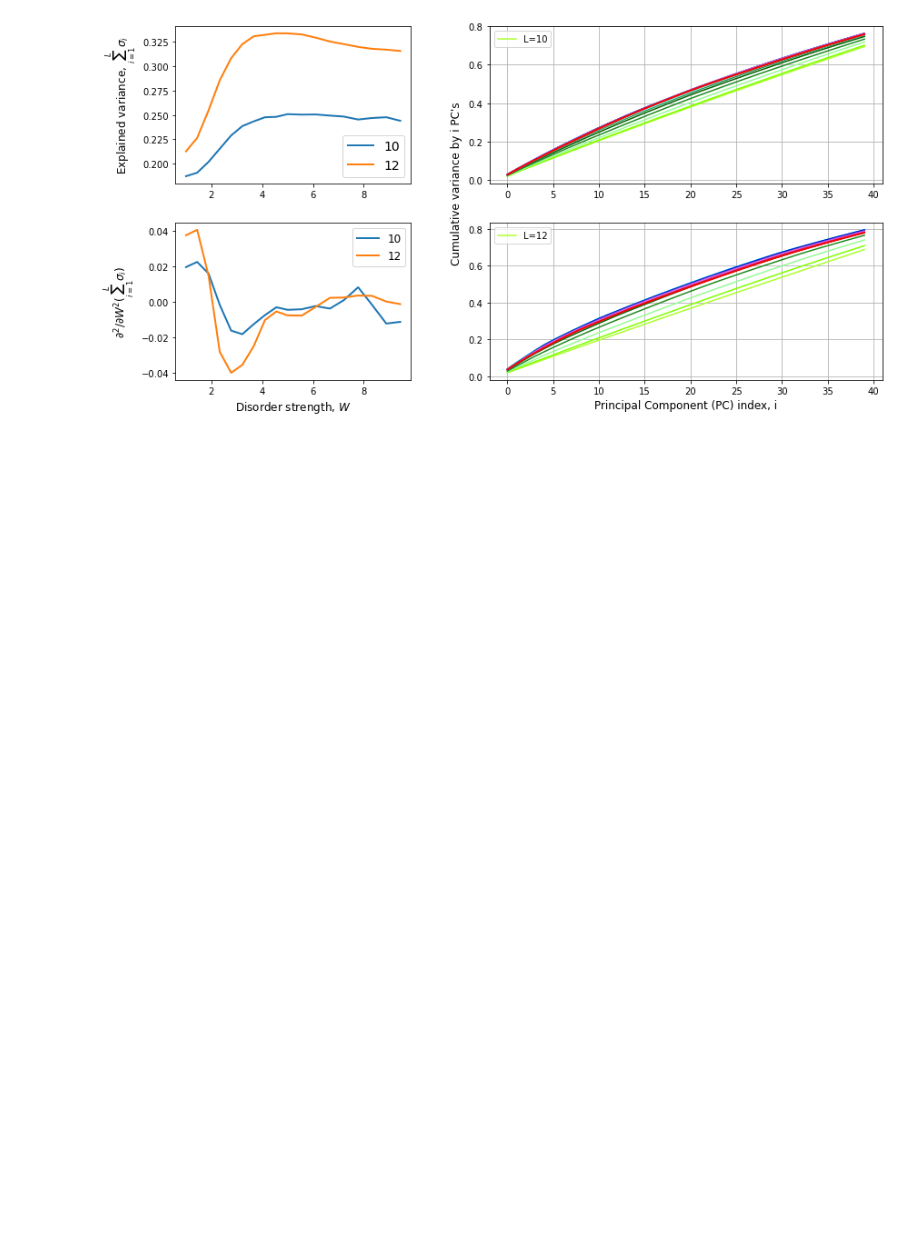
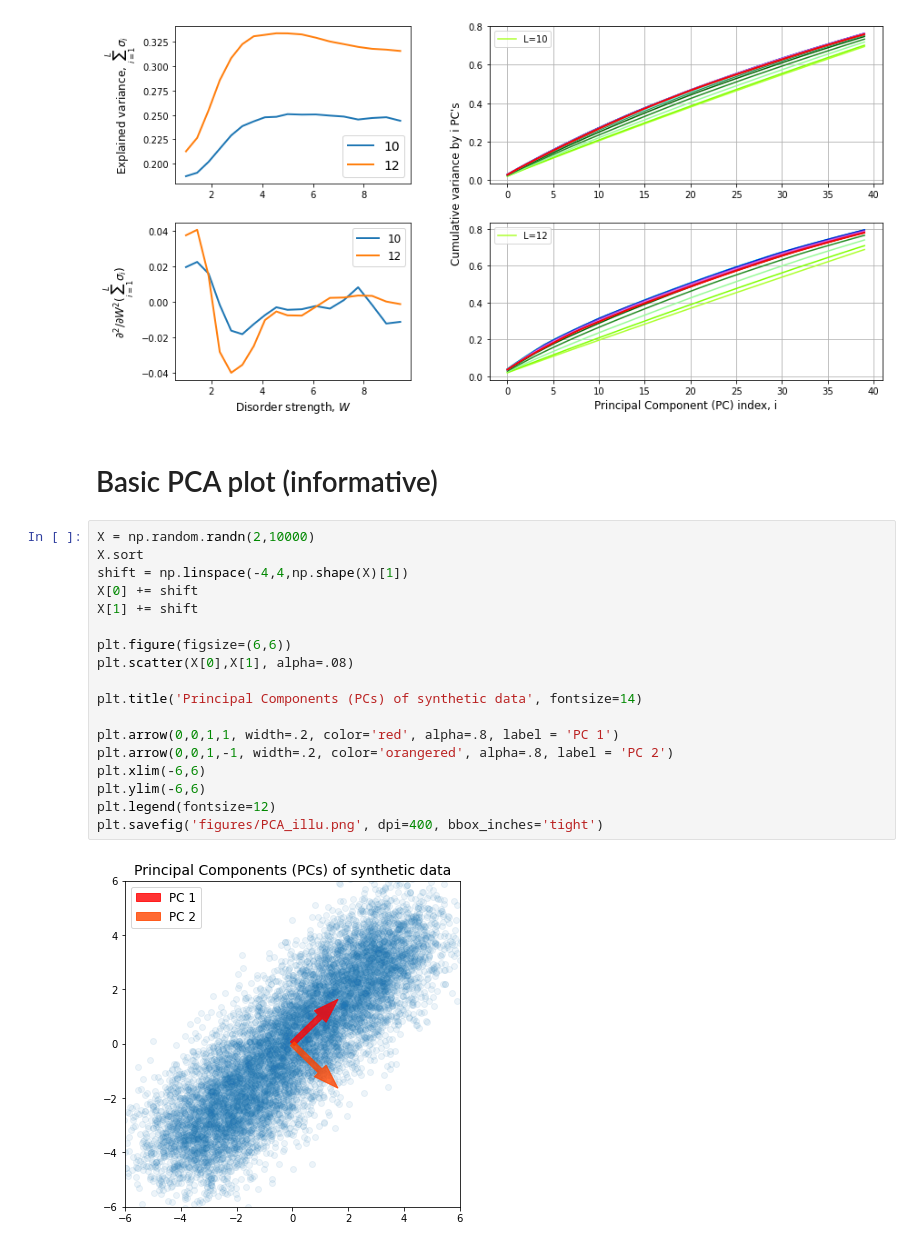
Before and after one commit to condensedAI/mbl-intrinsicdimension, a Jupyter notebook: PCA.ipynb, the cells around one changed output. Saved outputs shown, nothing was run; the diff lists cells and outputs as text; blank space fills up the shorter version.

```diff
--- a/PCA.ipynb
+++ b/PCA.ipynb
@@ -185,5 +185,27 @@ plt.savefig('figures/PCA_MBL_all.png', dpi=500, bbox_inches='tight')
 fig.show()
 # %% [output]
 [figure]
+# %% [markdown]
+# Basic PCA plot (informative)
+# %%
+X = np.random.randn(2,10000)
+X.sort
+shift = np.linspace(-4,4,np.shape(X)[1])
+X[0] += shift
+X[1] += shift
+
+plt.figure(figsize=(6,6))
+plt.scatter(X[0],X[1], alpha=.08)
+
+plt.title('Principal Components (PCs) of synthetic data', fontsize=14)
+
+plt.arrow(0,0,1,1, width=.2, color='red', alpha=.8, label = 'PC 1')
+plt.arrow(0,0,1,-1, width=.2, color='orangered', alpha=.8, label = 'PC 2')
+plt.xlim(-6,6)
+plt.ylim(-6,6)
+plt.legend(fontsize=12)
+plt.savefig('figures/PCA_illu.png', dpi=400, bbox_inches='tight')
+# %% [output]
+[figure, added]
 # %%
 # %% [output]
```
Also changed, not shown: parts of 6 cells of this notebook, 4 other files.
